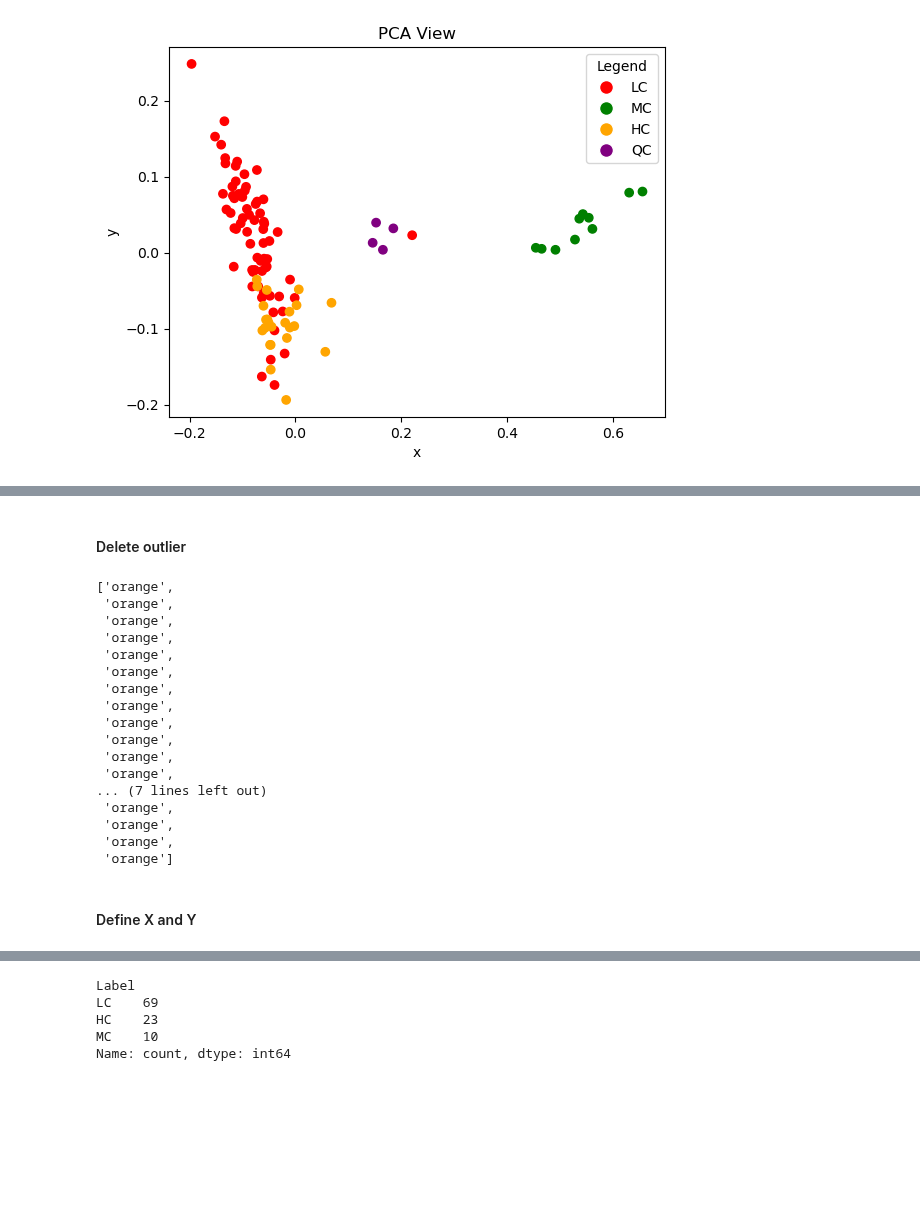
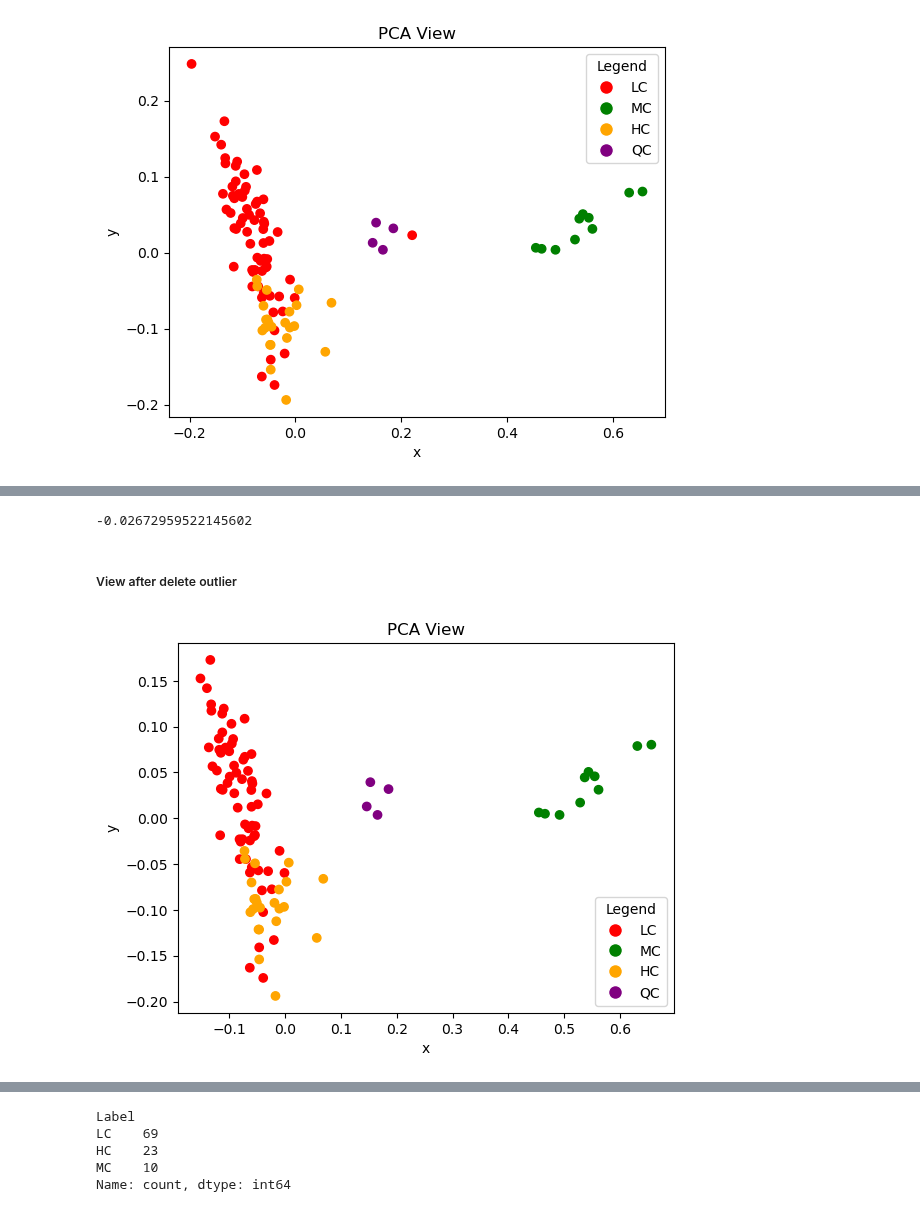
Before and after one commit to Bvs00/AI4ODA_projectwork, a Jupyter notebook: notebook_metaboloma.ipynb, the cells around one changed output, grey strips where cells are left out. Drawn from its saved outputs; the diff is of its cells as text; code cells hidden in the pictures; blank space fills up the shorter version.

```diff
--- a/notebook_metaboloma.ipynb
+++ b/notebook_metaboloma.ipynb
@@ -217,28 +222,35 @@ plt.show()
+# %%
+# campioni da 5:73 sono LC
+lc = scores_view[5:73,:]
+lc_mean = lc.mean()
+print(lc_mean)
+mc = scores_view[73:83,:]
+hc = scores_view[83:106,:]
+
+variance_lc = pd.DataFrame({"Variance":np.var(lc,axis=1)}).sort_values(by="Variance", ascending=False)
+
+indexs = []
+for i in range(1):
+    indexs.append(variance_lc.index[i]+5)
+indexs.append(71)
+
+scores_view_ = np.delete(scores_view,indexs,axis=0)
+colors_ = np.delete(colors,indexs)
+# %% [output]
+-0.02672959522145602
 # %% [markdown]
-#### Delete outlier
+##### View after delete outlier
-# %%
-# campioni da 5:73 sono LC
-lc = scores_view[5:73,:]
-mc = scores_view[73:83,:]
-hc = scores_view[83:106,:]
-colors[83:106]
-# %% [output]
-['orange',
- 'orange',
- 'orange',
- 'orange',
- 'orange',
- 'orange',
- 'orange',
- 'orange',
- 'orange',
- 'orange',
- 'orange',
- 'orange',
-... (7 lines left out)
- 'orange',
- 'orange',
- 'orange',
- 'orange']
-# %% [markdown]
-#### Define X and Y
+# %%
+plt.scatter(scores_view_[:, 0], scores_view_[:, 1], c=colors_)
+plt.xlabel('x')
+plt.ylabel('y')
+plt.legend(handles=[
+    plt.Line2D([0], [0], marker='o', color='w', label='LC', markerfacecolor='red', markersize=10),
+    plt.Line2D([0], [0], marker='o', color='w', label='MC', markerfacecolor='green', markersize=10),
+    plt.Line2D([0], [0], marker='o', color='w', label='HC', markerfacecolor='orange', markersize=10),
+    plt.Line2D([0], [0], marker='o', color='w', label='QC', markerfacecolor='purple', markersize=10),
+], title='Legend')
+plt.title('PCA View')
+plt.show()
+# %% [output]
+[figure, added]
```
Also changed, not shown: parts of 2 cells of this notebook.
